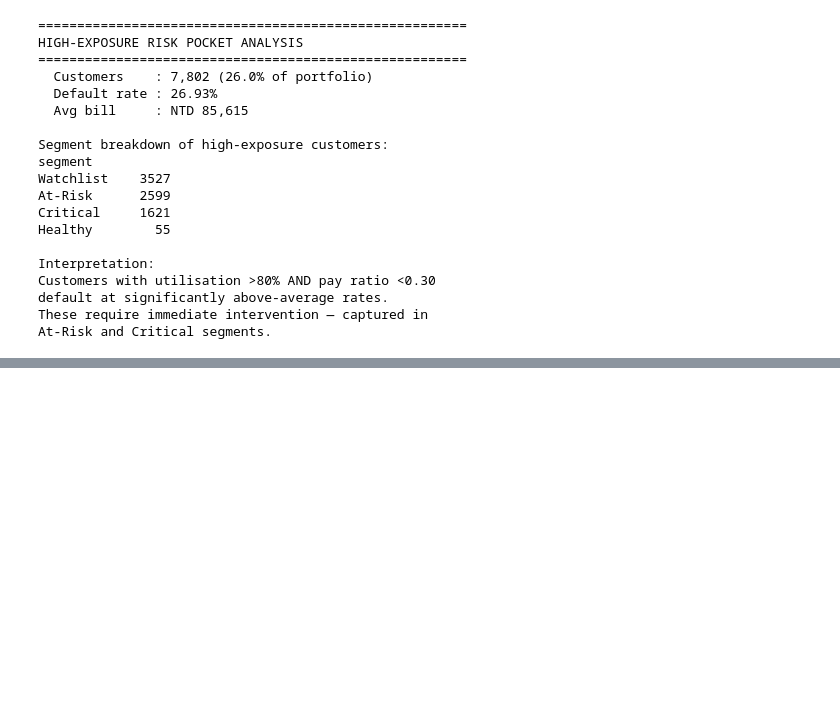
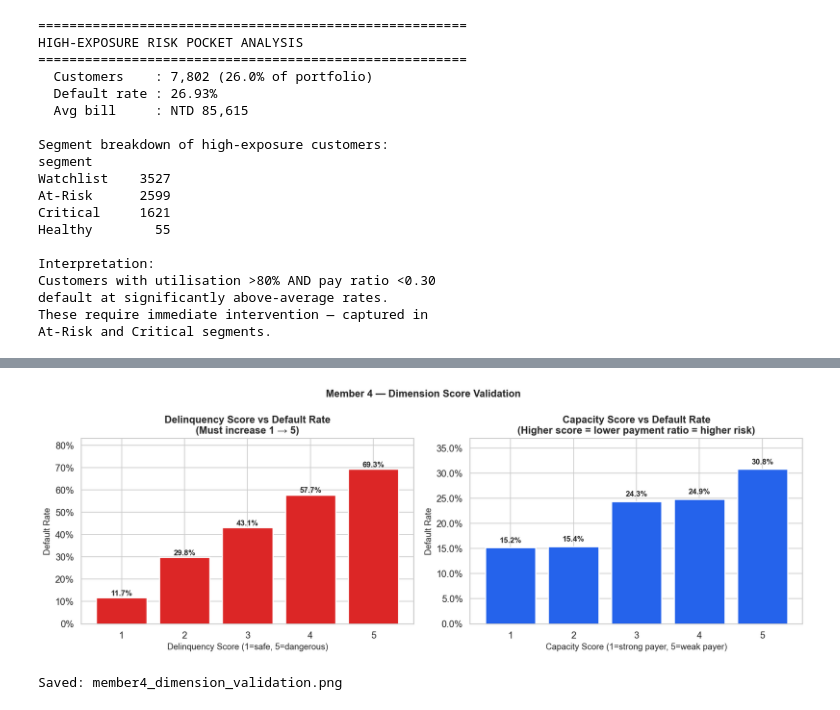
Before and after one commit to Saumya-Divyanjalee/Risk-Model-Developer, a Jupyter notebook: Risk_Model.ipynb, the cells around one changed output, grey strips where cells are left out. Drawn from its saved outputs; the diff is of its cells as text; code cells hidden in the pictures; blank space fills up the shorter version.

```diff
--- a/Risk_Model.ipynb
+++ b/Risk_Model.ipynb
@@ -576,0 +643,39 @@ Step 7 -
+# %%
+#  Chart 4: Delinquency Score vs Default Rate
+fig, axes = plt.subplots(1, 2, figsize=(14, 5))
+fig.suptitle('Member 4 — Dimension Score Validation',
+             fontsize=13, fontweight='bold')
+
+# Delinquency score
+del_dr = df.groupby('delinquency_score')['default_next_month'].mean()
+axes[0].bar(del_dr.index, del_dr.values,
+            color='#dc2626', edgecolor='white', linewidth=1.5)
+for i, (score, val) in enumerate(del_dr.items()):
+    axes[0].text(score, val + 0.01, f'{val:.1%}',
+                 ha='center', fontweight='bold', fontsize=10)
+axes[0].set_title('Delinquency Score vs Default Rate\n(Must increase 1 → 5)')
+axes[0].set_xlabel('Delinquency Score (1=safe, 5=dangerous)')
+axes[0].set_ylabel('Default Rate')
+axes[0].set_ylim(0, del_dr.max() * 1.2)
+axes[0].yaxis.set_major_formatter(mticker.PercentFormatter(1.0))
+
+# Capacity score
+cap_dr = df.groupby('capacity_score')['default_next_month'].mean()
+axes[1].bar(cap_dr.index, cap_dr.values,
+            color='#2563eb', edgecolor='white', linewidth=1.5)
+for i, (score, val) in enumerate(cap_dr.items()):
+    axes[1].text(score, val + 0.01, f'{val:.1%}',
+                 ha='center', fontweight='bold', fontsize=10)
+axes[1].set_title('Capacity Score vs Default Rate\n(Higher score = lower payment ratio = higher risk)')
+axes[1].set_xlabel('Capacity Score (1=strong payer, 5=weak payer)')
+axes[1].set_ylabel('Default Rate')
+axes[1].set_ylim(0, cap_dr.max() * 1.2)
+axes[1].yaxis.set_major_formatter(mticker.PercentFormatter(1.0))
+
+plt.tight_layout()
+plt.savefig('member4_dimension_validation.png', bbox_inches='tight', dpi=150)
+plt.show()
+print("Saved: member4_dimension_validation.png")
+# %% [output]
+[figure, added]
+Saved: member4_dimension_validation.png
```
Also changed, not shown: parts of 6 cells of this notebook, 4 other files.
